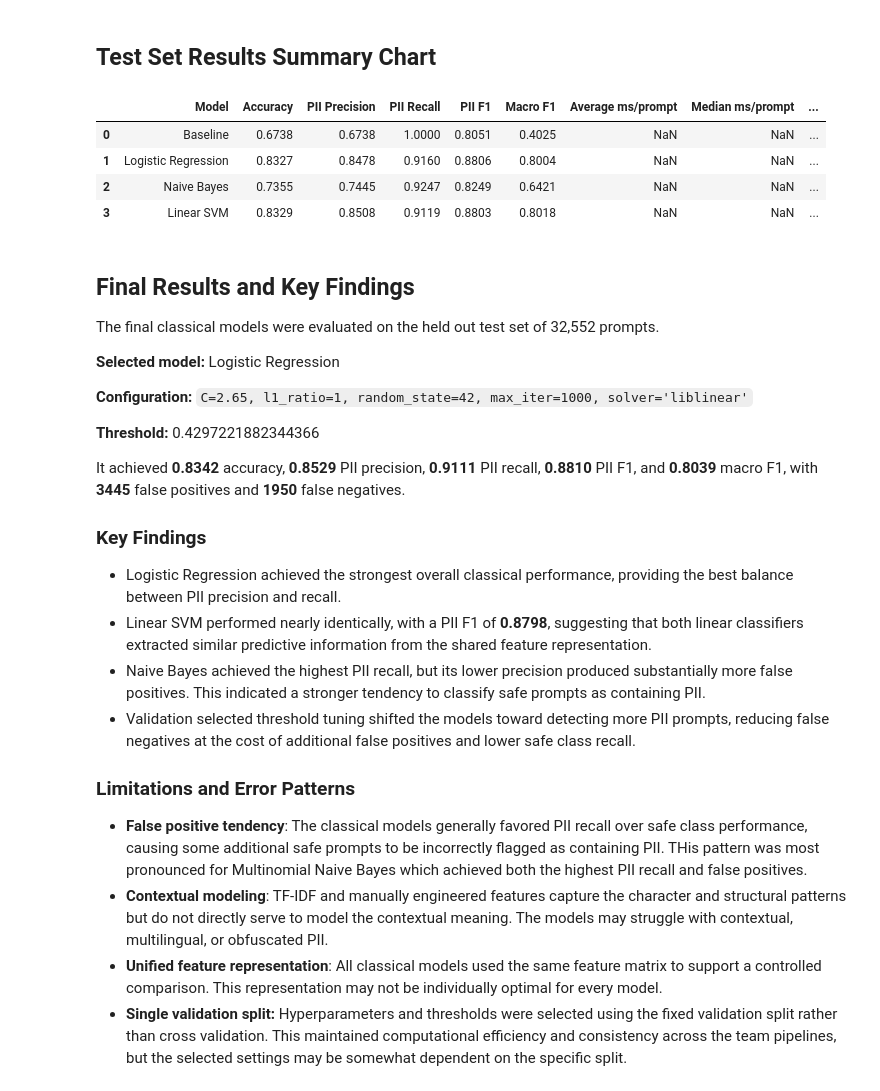
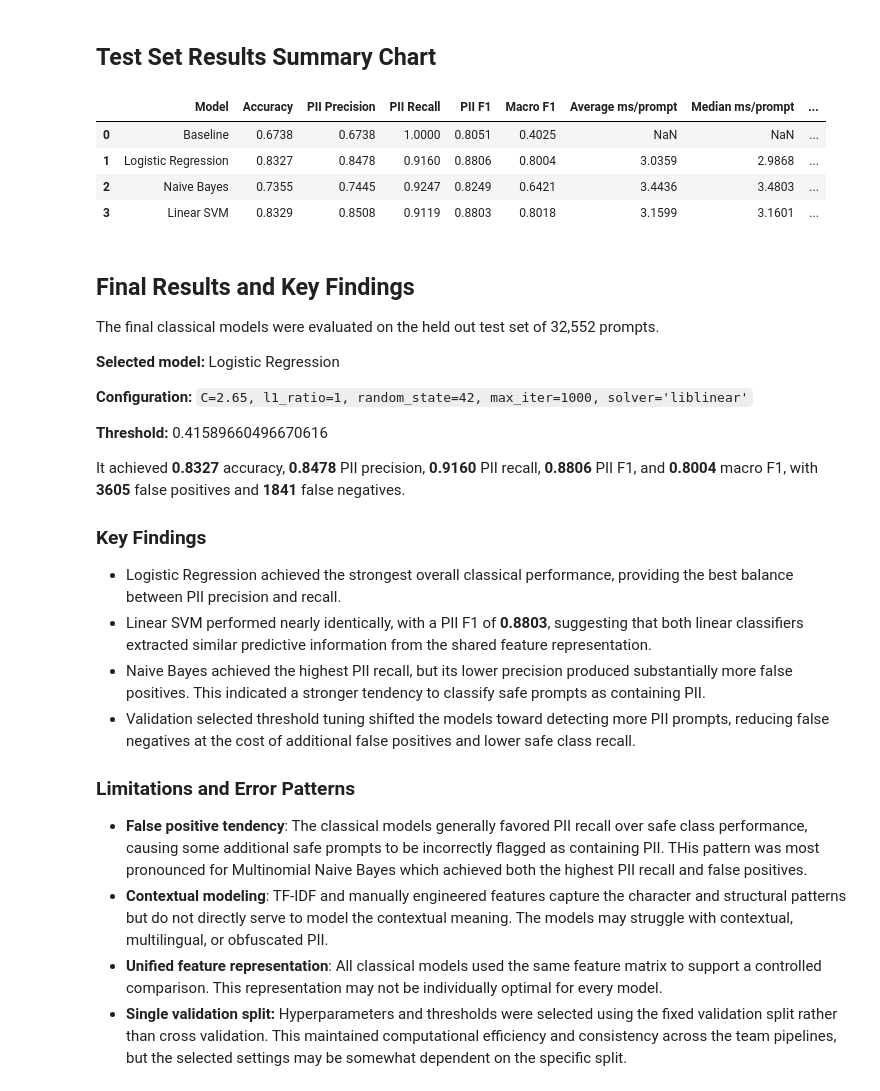
Before and after one commit to Cyber-207/cyber207_specialized_PII_detection_comparison, a Jupyter notebook: notebooks/03_classical_models.ipynb, the cells around one changed output. Saved outputs shown, nothing was run; the diff lists cells and outputs as text; code cells hidden in the pictures.

```diff
--- a/notebooks/03_classical_models.ipynb
+++ b/notebooks/03_classical_models.ipynb
@@ -1128,37 +1128,37 @@ latency_df.round(4)
 # %%
 predictions = {
     'Baseline': baseline_test_predictions,
     'Logistic Regression': lr_test_predictions,
     'Naive Bayes': nb_test_predictions,
     'Linear SVM': svm_test_predictions
 }
 
 comparison_results = []
 
 for model, p in predictions.items():
     model_latency = latency.get(model, {})
     comparison_results.append({
         'Model': model,
         'Accuracy': accuracy_score(test_labels, p),
         'PII Precision': precision_score(test_labels, p, zero_division=0),
         'PII Recall': recall_score(test_labels, p, zero_division=0),
         'PII F1': f1_score(test_labels, p, zero_division=0),
         'Macro F1': f1_score(test_labels, p, average='macro', zero_division=0),
-        "Average ms/prompt": model_latency.get("Average ms/prompt", np.nan),
-        "Median ms/prompt": model_latency.get("Median ms/prompt", np.nan),
-        "Minimum ms/prompt": model_latency.get("Minimum ms/prompt", np.nan),
-        "Maximum ms/prompt": model_latency.get("Maximum ms/prompt", np.nan)
+        "Average ms/prompt": model_latency.get("mean_ms", np.nan),
+        "Median ms/prompt": model_latency.get("median_ms", np.nan),
+        "Minimum ms/prompt": model_latency.get("min_ms", np.nan),
+        "Maximum ms/prompt": model_latency.get("max_ms", np.nan)
     })
 
 comparison_results = pd.DataFrame(comparison_results).round(4)
 
 comparison_results
 # %% [output]
 |  | Model | Accuracy | PII Precision | PII Recall | PII F1 | Macro F1 | Average ms/prompt | Median ms/prompt | ... |
 | 0 | Baseline | 0.6738 | 0.6738 | 1.0000 | 0.8051 | 0.4025 | NaN | NaN | ... |
-| 1 | Logistic Regression | 0.8327 | 0.8478 | 0.9160 | 0.8806 | 0.8004 | NaN | NaN | ... |
-| 2 | Naive Bayes | 0.7355 | 0.7445 | 0.9247 | 0.8249 | 0.6421 | NaN | NaN | ... |
-| 3 | Linear SVM | 0.8329 | 0.8508 | 0.9119 | 0.8803 | 0.8018 | NaN | NaN | ... |
+| 1 | Logistic Regression | 0.8327 | 0.8478 | 0.9160 | 0.8806 | 0.8004 | 3.0359 | 2.9868 | ... |
+| 2 | Naive Bayes | 0.7355 | 0.7445 | 0.9247 | 0.8249 | 0.6421 | 3.4436 | 3.4803 | ... |
+| 3 | Linear SVM | 0.8329 | 0.8508 | 0.9119 | 0.8803 | 0.8018 | 3.1599 | 3.1601 | ... |
 # %% [markdown]
 ## Final Results and Key Findings
 
@@ -1168,14 +1168,14 @@ The final classical models were evaluated on the held out test set of 32,552 pro
 
 **Configuration:** `C=2.65, l1_ratio=1, random_state=42, max_iter=1000, solver='liblinear'`
 
-**Threshold:** 0.4297221882344366
+**Threshold:** 0.41589660496670616
 
-It achieved **0.8342** accuracy, **0.8529** PII precision, **0.9111** PII recall, **0.8810** PII F1, and **0.8039** macro F1, with **3445** false positives and **1950** false negatives.
+It achieved **0.8327** accuracy, **0.8478** PII precision, **0.9160** PII recall, **0.8806** PII F1, and **0.8004** macro F1, with **3605** false positives and **1841** false negatives.
 
 ### Key Findings
 
 - Logistic Regression achieved the strongest overall classical performance, providing the best balance between PII precision and recall.
-- Linear SVM performed nearly identically, with a PII F1 of **0.8798**, suggesting that both linear classifiers extracted similar predictive information from the shared feature representation.
+- Linear SVM performed nearly identically, with a PII F1 of **0.8803**, suggesting that both linear classifiers extracted similar predictive information from the shared feature representation.
 - Naive Bayes achieved the highest PII recall, but its lower precision produced substantially more false positives. This indicated a stronger tendency to classify safe prompts as containing PII.
 - Validation selected threshold tuning shifted the models toward detecting more PII prompts, reducing false negatives at the cost of additional false positives and lower safe class recall.
 
```
Also changed, not shown: parts of 1 cell of this notebook, 1 other file.
